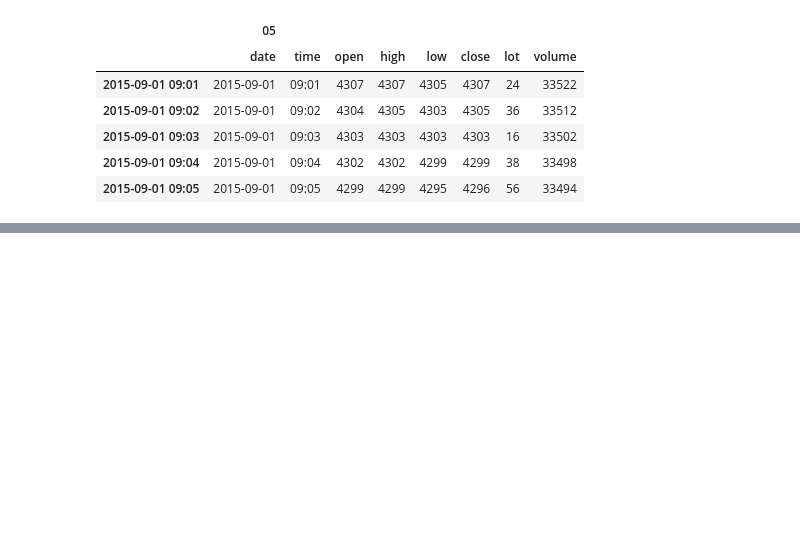
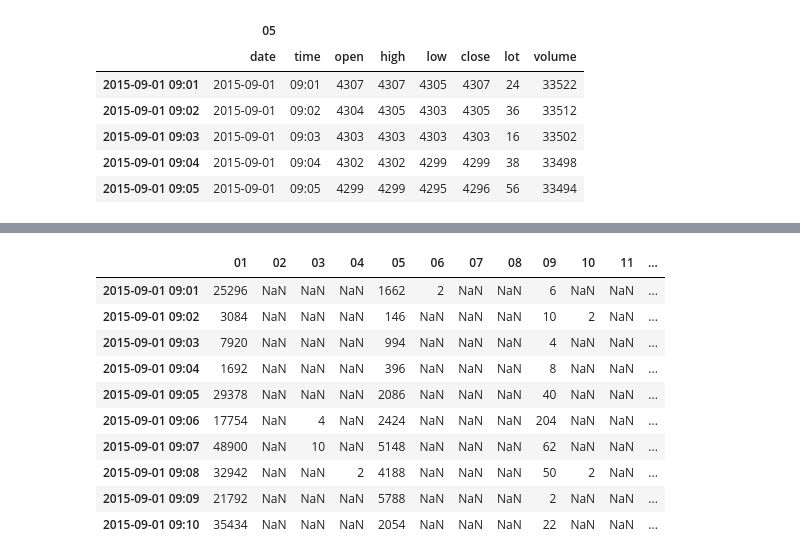
Before and after one commit to xmduhan/notebook, a Jupyter notebook: data_convert.ipynb, the cells around one changed output, grey strips where cells are left out. Cells and saved outputs as stored; diff of their text form; code cells hidden in the pictures; blank space fills up the shorter version.

```diff
--- a/data_convert.ipynb
+++ b/data_convert.ipynb
@@ -153,0 +119,14 @@ apply(self, func, axis=0, broadcast=False, raw=False, reduce=None, args=(), **kw
+# %%
+df['lot']
+# %% [output]
+|  | 01 | 02 | 03 | 04 | 05 | 06 | 07 | 08 | 09 | 10 | 11 | ... |
+| 2015-09-01 09:01 | 25296 | NaN | NaN | NaN | 1662 | 2 | NaN | NaN | 6 | NaN | NaN | ... |
+| 2015-09-01 09:02 | 3084 | NaN | NaN | NaN | 146 | NaN | NaN | NaN | 10 | 2 | NaN | ... |
+| 2015-09-01 09:03 | 7920 | NaN | NaN | NaN | 994 | NaN | NaN | NaN | 4 | NaN | NaN | ... |
+| 2015-09-01 09:04 | 1692 | NaN | NaN | NaN | 396 | NaN | NaN | NaN | 8 | NaN | NaN | ... |
+| 2015-09-01 09:05 | 29378 | NaN | NaN | NaN | 2086 | NaN | NaN | NaN | 40 | NaN | NaN | ... |
+| 2015-09-01 09:06 | 17754 | NaN | 4 | NaN | 2424 | NaN | NaN | NaN | 204 | NaN | NaN | ... |
+| 2015-09-01 09:07 | 48900 | NaN | 10 | NaN | 5148 | NaN | NaN | NaN | 62 | NaN | NaN | ... |
+| 2015-09-01 09:08 | 32942 | NaN | NaN | 2 | 4188 | NaN | NaN | NaN | 50 | 2 | NaN | ... |
+| 2015-09-01 09:09 | 21792 | NaN | NaN | NaN | 5788 | NaN | NaN | NaN | 2 | NaN | NaN | ... |
+| 2015-09-01 09:10 | 35434 | NaN | NaN | NaN | 2054 | NaN | NaN | NaN | 22 | NaN | NaN | ... |
```
Also changed, not shown: parts of 17 cells of this notebook.
